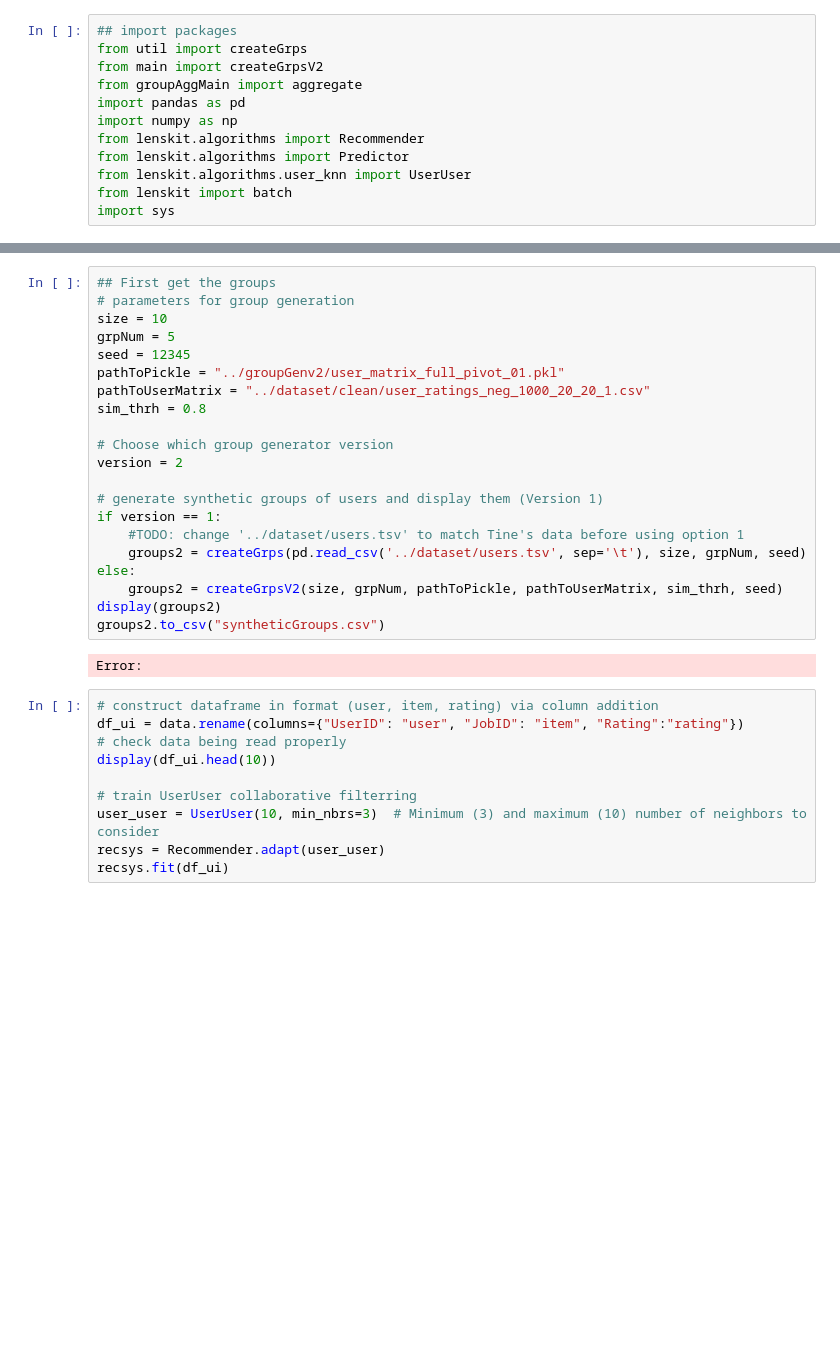
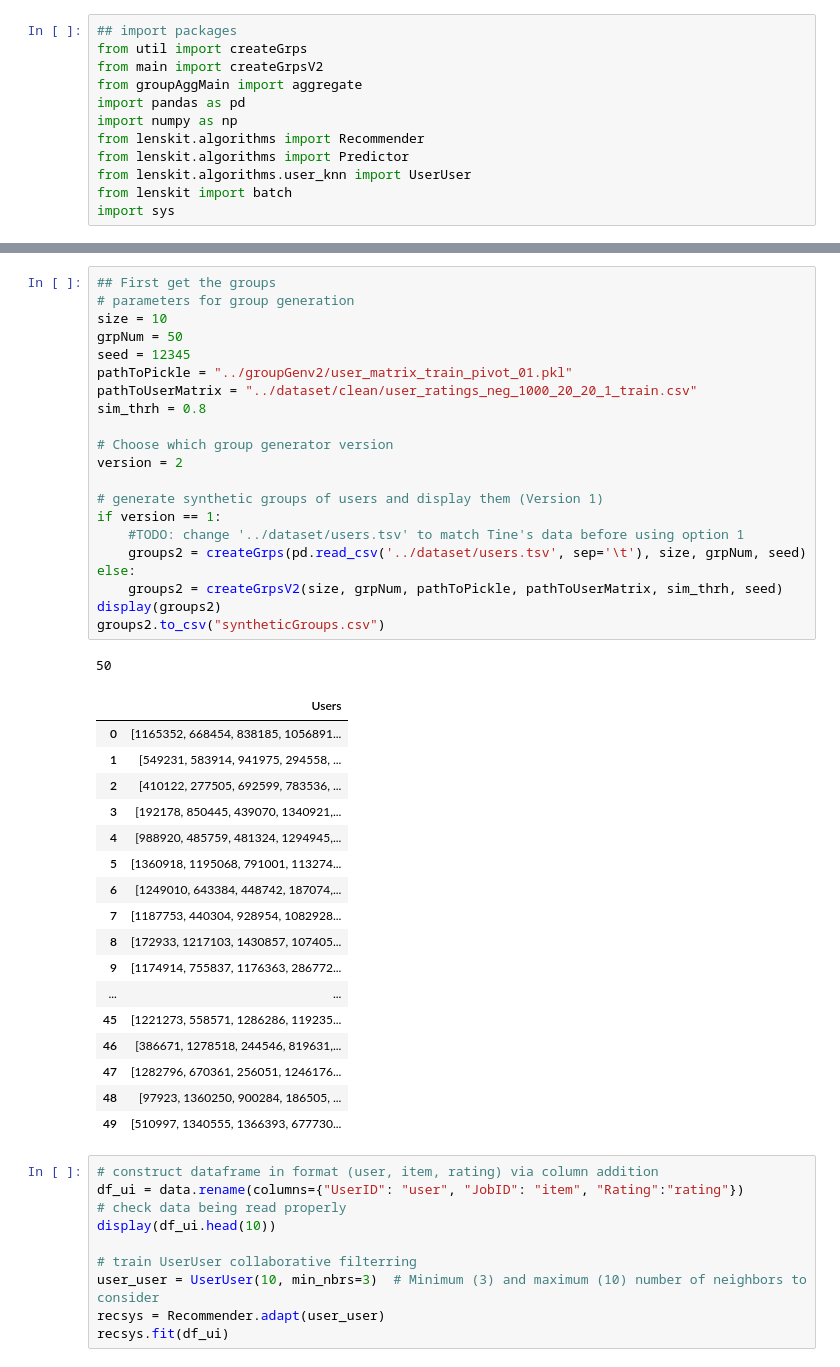
Before and after one commit to ertyr/RecSys_group10, a Jupyter notebook: groupAgg/groupAggregation.ipynb, the cells around one changed output, grey strips where cells are left out. Saved outputs shown, nothing was run; the diff lists cells and outputs as text; blank space fills up the shorter version.

```diff
--- a/groupAgg/groupAggregation.ipynb
+++ b/groupAgg/groupAggregation.ipynb
@@ -36,26 +35,43 @@ display(data)
 # %%
 ## First get the groups
 # parameters for group generation
 size = 10
-grpNum = 5
+grpNum = 50
 seed = 12345
-pathToPickle = "../groupGenv2/user_matrix_full_pivot_01.pkl"
-pathToUserMatrix = "../dataset/clean/user_ratings_neg_1000_20_20_1.csv"
+pathToPickle = "../groupGenv2/user_matrix_train_pivot_01.pkl"
+pathToUserMatrix = "../dataset/clean/user_ratings_neg_1000_20_20_1_train.csv"
 sim_thrh = 0.8
 
 # Choose which group generator version
 version = 2
 
 # generate synthetic groups of users and display them (Version 1)
 if version == 1:
     #TODO: change '../dataset/users.tsv' to match Tine's data before using option 1
     groups2 = createGrps(pd.read_csv('../dataset/users.tsv', sep='\t'), size, grpNum, seed)
 else:
     groups2 = createGrpsV2(size, grpNum, pathToPickle, pathToUserMatrix, sim_thrh, seed)
 display(groups2)
 groups2.to_csv("syntheticGroups.csv")
 # %% [output]
-Error:
+50
+|  | Users |
+| 0 | [1165352, 668454, 838185, 1056891... |
+| 1 | [549231, 583914, 941975, 294558, ... |
+| 2 | [410122, 277505, 692599, 783536, ... |
+| 3 | [192178, 850445, 439070, 1340921,... |
+| 4 | [988920, 485759, 481324, 1294945,... |
+| 5 | [1360918, 1195068, 791001, 113274... |
+| 6 | [1249010, 643384, 448742, 187074,... |
+| 7 | [1187753, 440304, 928954, 1082928... |
+| 8 | [172933, 1217103, 1430857, 107405... |
+| 9 | [1174914, 755837, 1176363, 286772... |
+| ... | ... |
+| 45 | [1221273, 558571, 1286286, 119235... |
+| 46 | [386671, 1278518, 244546, 819631,... |
+| 47 | [1282796, 670361, 256051, 1246176... |
+| 48 | [97923, 1360250, 900284, 186505, ... |
+| 49 | [510997, 1340555, 1366393, 677730... |
 # %%
 # construct dataframe in format (user, item, rating) via column addition
 df_ui = data.rename(columns={"UserID": "user", "JobID": "item", "Rating":"rating"})
```
Also changed, not shown: parts of 2 cells of this notebook, 4 other files.
